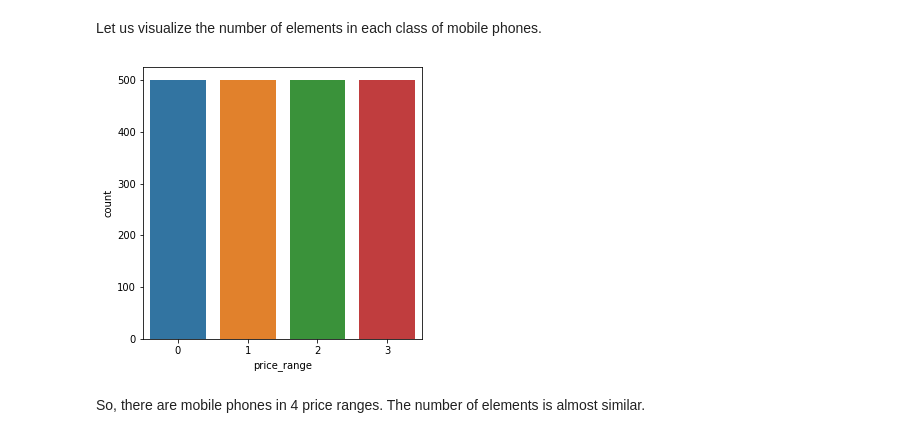
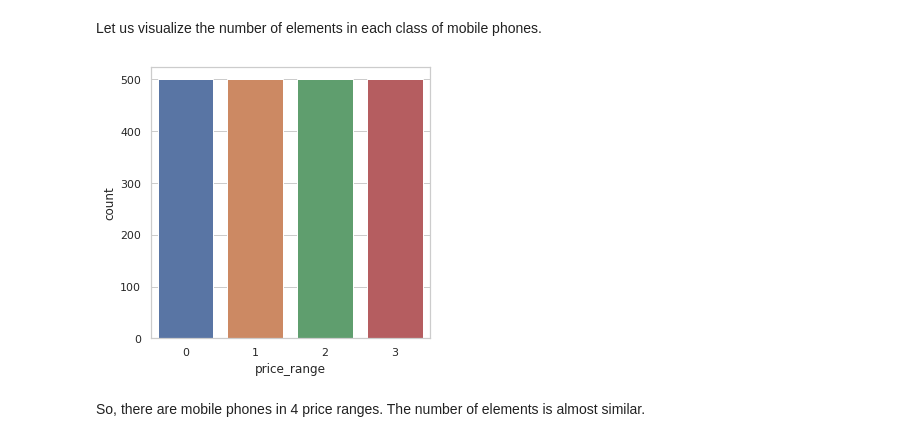
Before and after one commit to kushalkishor/Mobile-Price-Range-Prediction, a Jupyter notebook: Kushal_kishor_Mobile_Price_Range_Prediction_Capstone_Project.ipynb, the cells around one changed output. Saved outputs shown, nothing was run; the diff lists cells and outputs as text; code cells hidden in the pictures.

```diff
--- a/Kushal_kishor_Mobile_Price_Range_Prediction_Capstone_Project.ipynb
+++ b/Kushal_kishor_Mobile_Price_Range_Prediction_Capstone_Project.ipynb
@@ -265,10 +265,11 @@ plt.show()
 Let us visualize the number of elements in each class of mobile phones.
 # %%
 plt.figure(figsize=(5,5))
+sns.set_theme(style="whitegrid")
 sns.countplot(dataset['price_range'])
 plt.show()
 # %% [output]
-[figure, old version]
+[figure, new version]
 # %% [markdown]
 So, there are mobile phones in 4 price ranges. The number of elements is almost similar.
 # %% [markdown]
```
Also changed, not shown: parts of 37 cells of this notebook.
